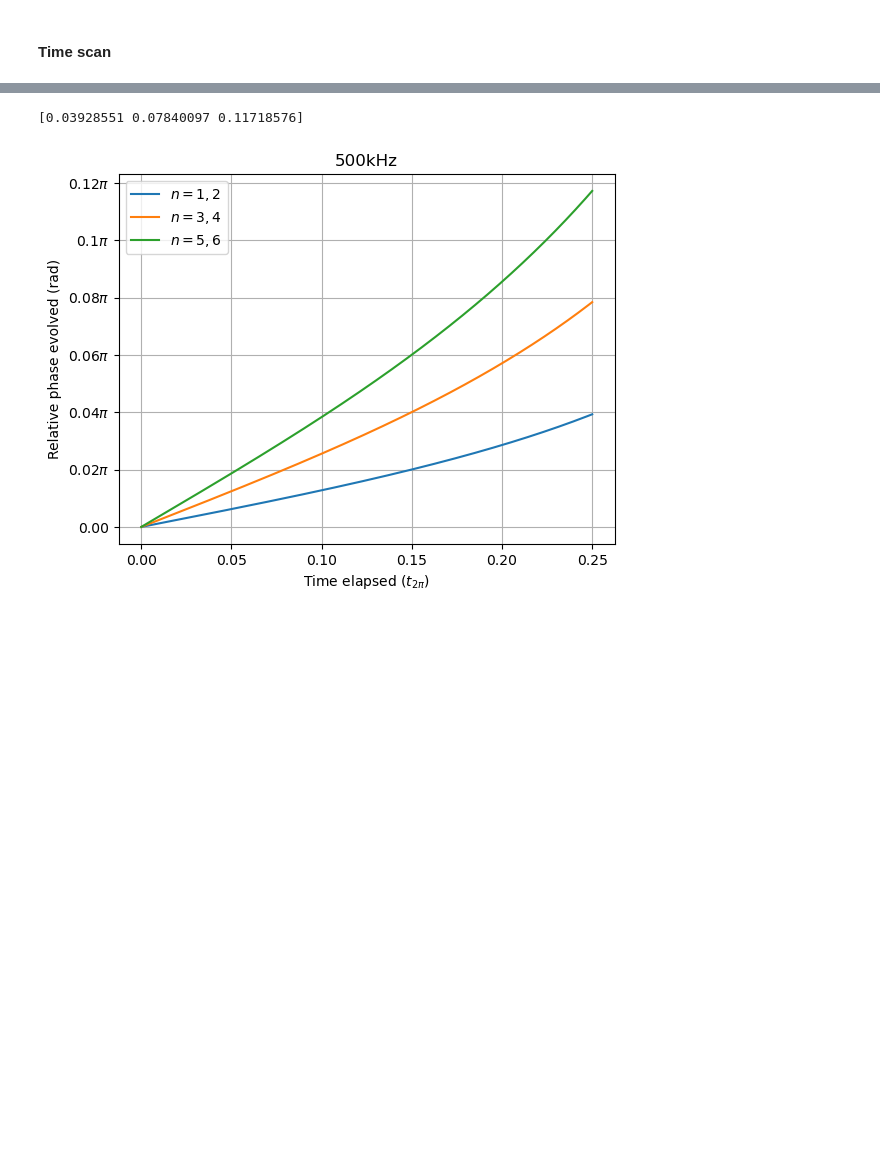
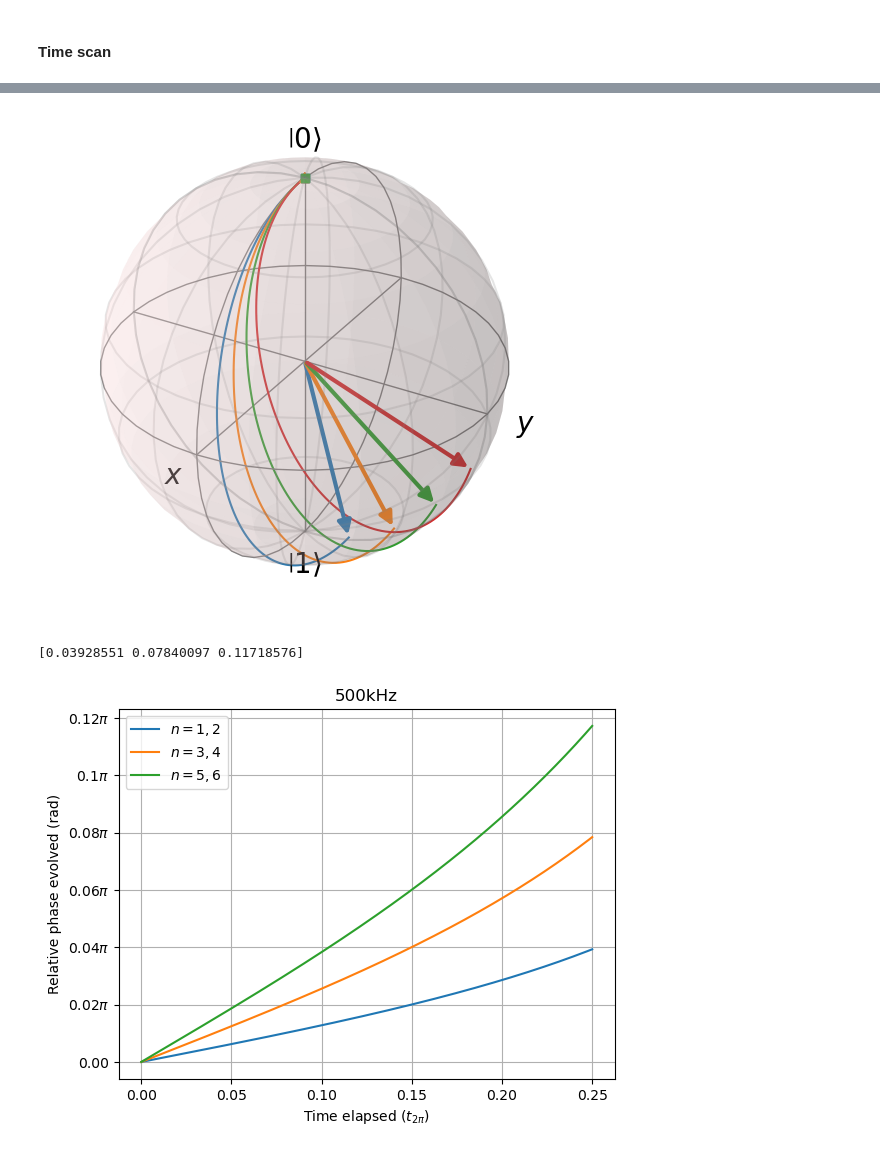
Before and after one commit to tr2g20/simulations, a Jupyter notebook: pulse_phase_evol.ipynb, the cells around one changed output, grey strips where cells are left out. Drawn from its saved outputs; the diff is of its cells as text; code cells hidden in the pictures; blank space fills up the shorter version.

```diff
--- a/pulse_phase_evol.ipynb
+++ b/pulse_phase_evol.ipynb
@@ -175,3 +260,7 @@ plot_bloch_multi(wave_func=wave_funcs, show=False)
+# %%
+plot_bloch_multi(wave_func=wave_funcs, show=False)
+# %% [output]
+[figure, added]
 # %%
 
 # Rabi frequency in 2*pi*Hz units
```
Also changed, not shown: parts of 5 cells of this notebook, 3 other files.
